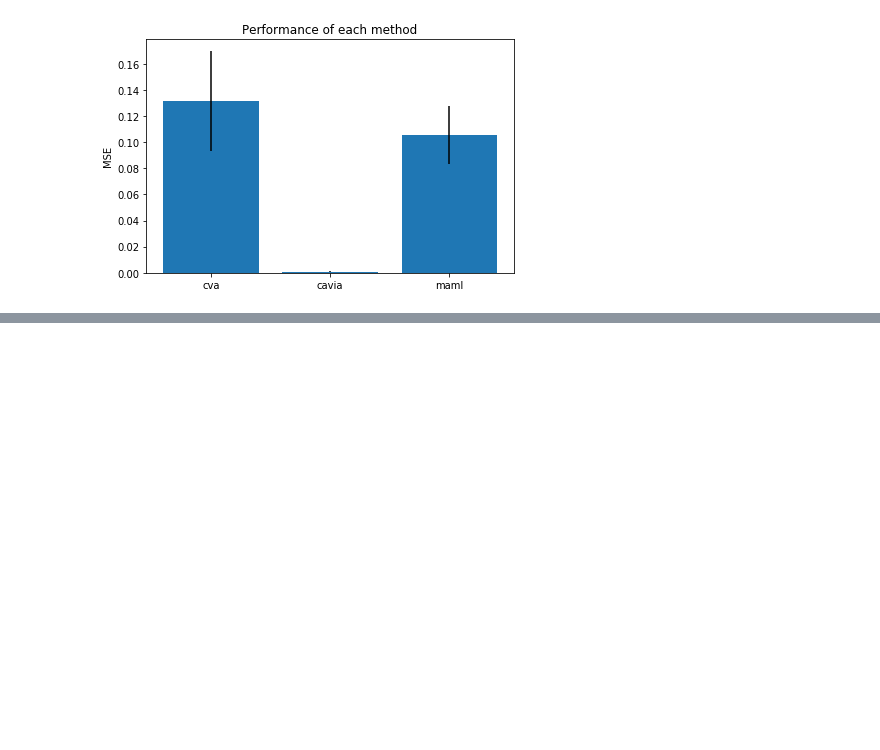
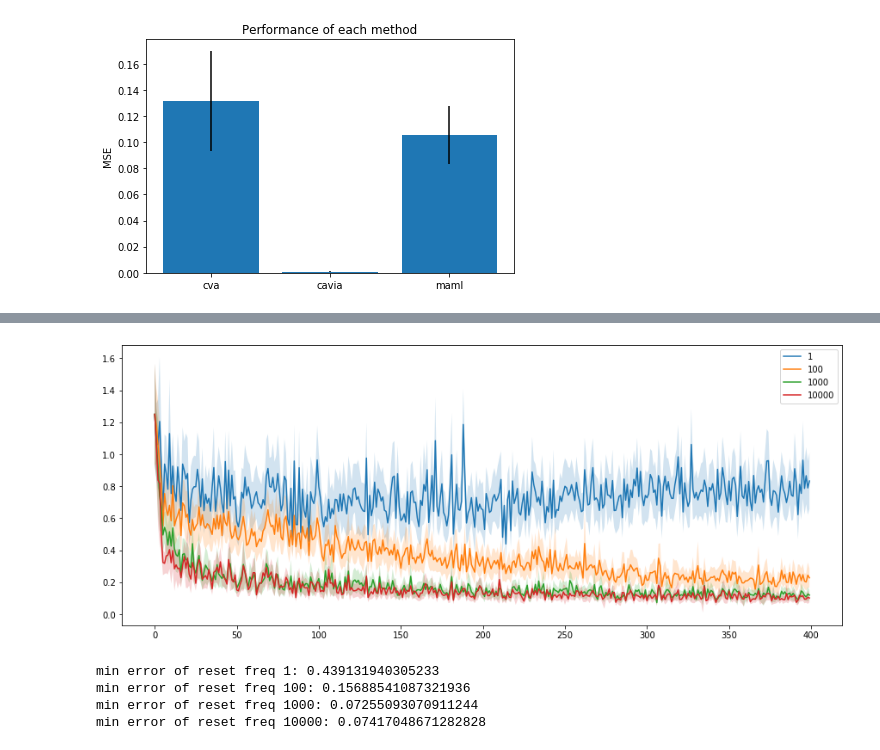
Before and after one commit to JacobTyo/cavia, a Jupyter notebook: regression/notebooks/EasyCompairisons.ipynb, the cells around one changed output, grey strips where cells are left out. Drawn from its saved outputs; the diff is of its cells as text; code cells hidden in the pictures; blank space fills up the shorter version.

```diff
--- a/regression/notebooks/EasyCompairisons.ipynb
+++ b/regression/notebooks/EasyCompairisons.ipynb
@@ -81,0 +109,27 @@ plt.show()
+# %%
+# resetter experiments
+rfreq = ['1', '100', '1000', '10000']
+pref = '../cva_sine_result_files/finalreset_'
+suff = '_1000_40_0_1.pkl'
+loggers = {}
+for r in rfreq:
+    loggers[r] = get_logger(pref + r + suff)
+# %%
+for r, logger in loggers.items():
+    x = np.arange(len(logger.test_loss))
+    plt.plot(x, logger.test_loss, label=r)
+    plt.fill_between(x, logger.test_loss+logger.test_conf, logger.test_loss-logger.test_conf, alpha=0.2)
+plt.legend()
+fig = plt.gcf()
+fig.set_size_inches(15,6)
+plt.show()
+# %% [output]
+[figure, added]
+# %%
+for r, logger in loggers.items():
+    print(f'min error of reset freq {r}: {np.min(logger.test_loss)}')
+# %% [output]
+min error of reset freq 1: 0.439131940305233
+min error of reset freq 100: 0.15688541087321936
+min error of reset freq 1000: 0.07255093070911244
+min error of reset freq 10000: 0.07417048671282828
```
Also changed, not shown: parts of 5 cells of this notebook, 3 other files.
